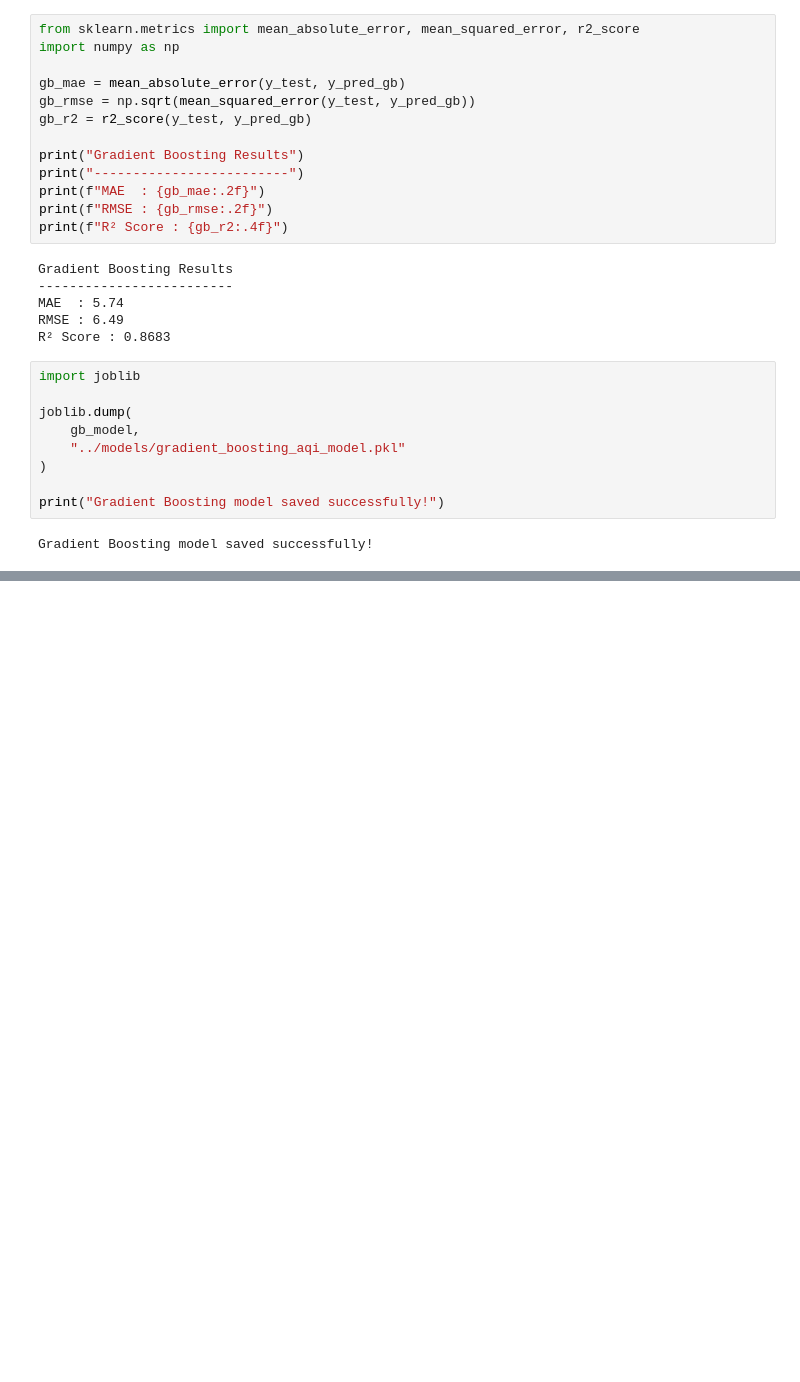
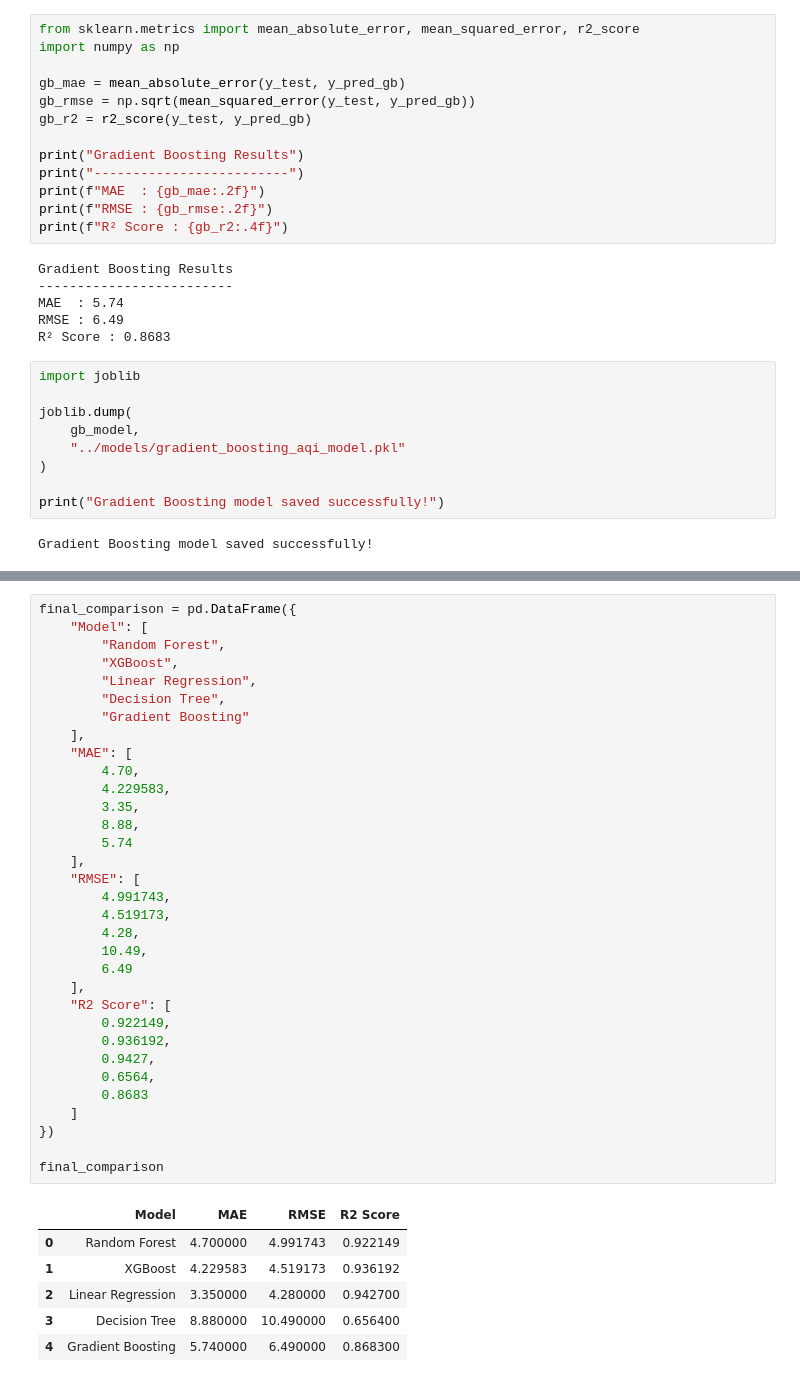
Before and after one commit to Anjalitiwari99/AQI_Prediction_System, a Jupyter notebook: notebooks/01_Data_Preprocessing.ipynb, the cells around one changed output, grey strips where cells are left out. Saved outputs shown, nothing was run; the diff lists cells and outputs as text; blank space fills up the shorter version.

Commit message:
Add final five-model comparison

```diff
--- a/notebooks/01_Data_Preprocessing.ipynb
+++ b/notebooks/01_Data_Preprocessing.ipynb
@@ -2049,0 +2125,40 @@ Gradient Boosting model saved successfully!
+# %%
+final_comparison = pd.DataFrame({
+    "Model": [
+        "Random Forest",
+        "XGBoost",
+        "Linear Regression",
+        "Decision Tree",
+        "Gradient Boosting"
+    ],
+    "MAE": [
+        4.70,
+        4.229583,
+        3.35,
+        8.88,
+        5.74
+    ],
+    "RMSE": [
+        4.991743,
+        4.519173,
+        4.28,
+        10.49,
+        6.49
+    ],
+    "R2 Score": [
+        0.922149,
+        0.936192,
+        0.9427,
+        0.6564,
+        0.8683
+    ]
+})
+
+final_comparison
+# %% [output]
+|  | Model | MAE | RMSE | R2 Score |
+| 0 | Random Forest | 4.700000 | 4.991743 | 0.922149 |
+| 1 | XGBoost | 4.229583 | 4.519173 | 0.936192 |
+| 2 | Linear Regression | 3.350000 | 4.280000 | 0.942700 |
+| 3 | Decision Tree | 8.880000 | 10.490000 | 0.656400 |
+| 4 | Gradient Boosting | 5.740000 | 6.490000 | 0.868300 |
```
Also changed, not shown: parts of 5 cells of this notebook.
